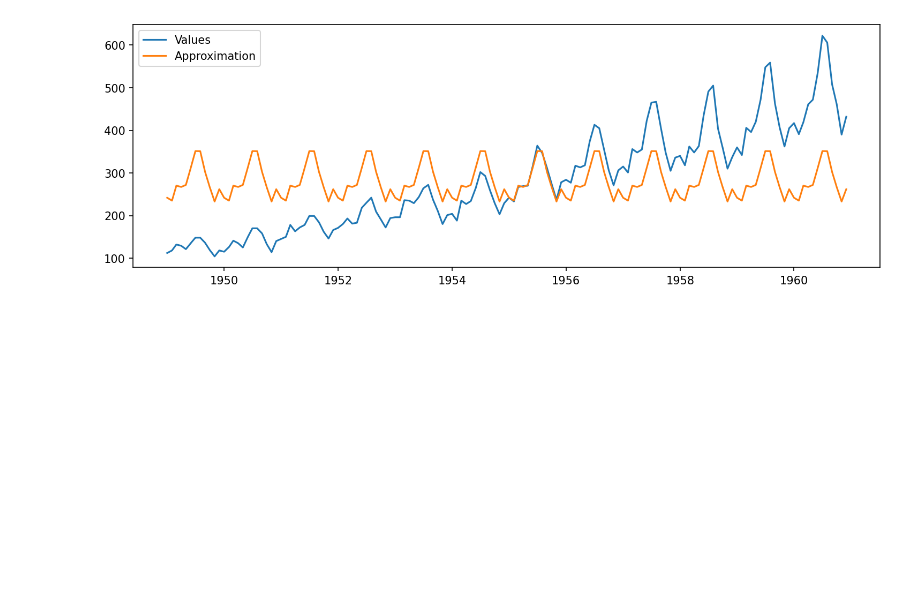
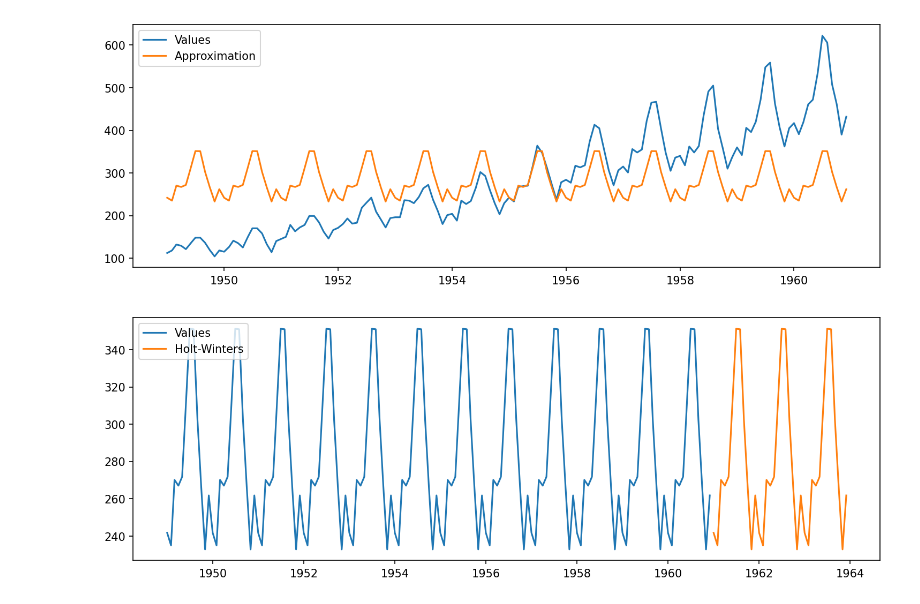
Before and after one commit to endygamedev/university, a Jupyter notebook: 3-course-6-semester/forecasting-methods/4. Exogenous factors/4.0 Exogenous factors.ipynb, the cells around one changed output. Drawn from its saved outputs; the diff is of its cells as text; code cells hidden in the pictures; blank space fills up the shorter version.

Commit message:
Add `task-4` in `forecasting-methods`

```diff
--- a/3-course-6-semester/forecasting-methods/4. Exogenous factors/4.0 Exogenous factors.ipynb
+++ b/3-course-6-semester/forecasting-methods/4. Exogenous factors/4.0 Exogenous factors.ipynb
@@ -155,7 +155,7 @@ def mse(data, var):
 # %%
 opfunc = lambda x: mse(df, x)
 
-optimization = minimize(opfunc, [0 for i in range(12)])
+optimization = minimize(opfunc, [0 for i in range(13)])
 
 print(optimization)
 var = optimization.x
@@ -180,5 +180,5 @@ var = optimization.x
 # %%
-approx = var[0] + sum([var[i-1]*df[f"x{i}"] for i in range(1, 13)])
+approx = var[0] + sum(var[i]*df[f"x{i}"] for i in range(1, 13))
 # %%
 plt.figure(figsize=(12,4), dpi=150)
 plt.plot(df["y"], label="Values")
@@ -187,3 +187,16 @@ plt.legend()
 plt.show()
 # %% [output]
 [figure]
+# %%
+holt_winters_trend = ExponentialSmoothing(approx, initialization_method="estimated",
+                                          trend="add", seasonal="add").fit()
+# %%
+holt_winters_forecast = holt_winters_trend.predict(start=start, end=end)
+# %%
+plt.figure(figsize=(12,4), dpi=150)
+plt.plot(approx, label="Values")
+plt.plot(holt_winters_forecast, label="Holt-Winters")
+plt.legend(loc="upper left")
+plt.show()
+# %% [output]
+[figure, added]
```
Also changed, not shown: parts of 2 cells of this notebook.
